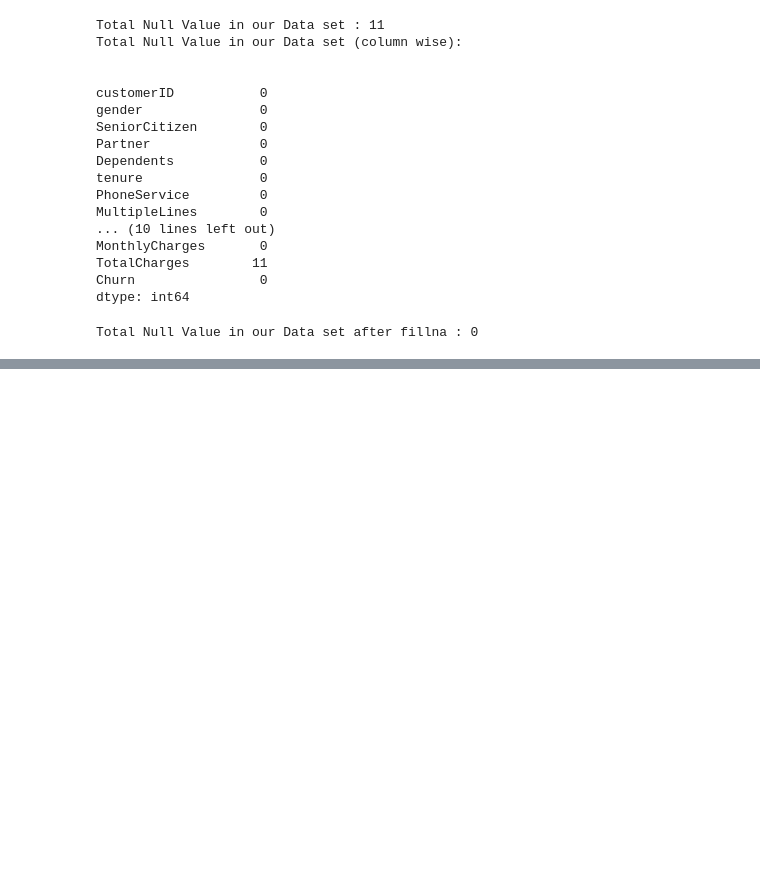
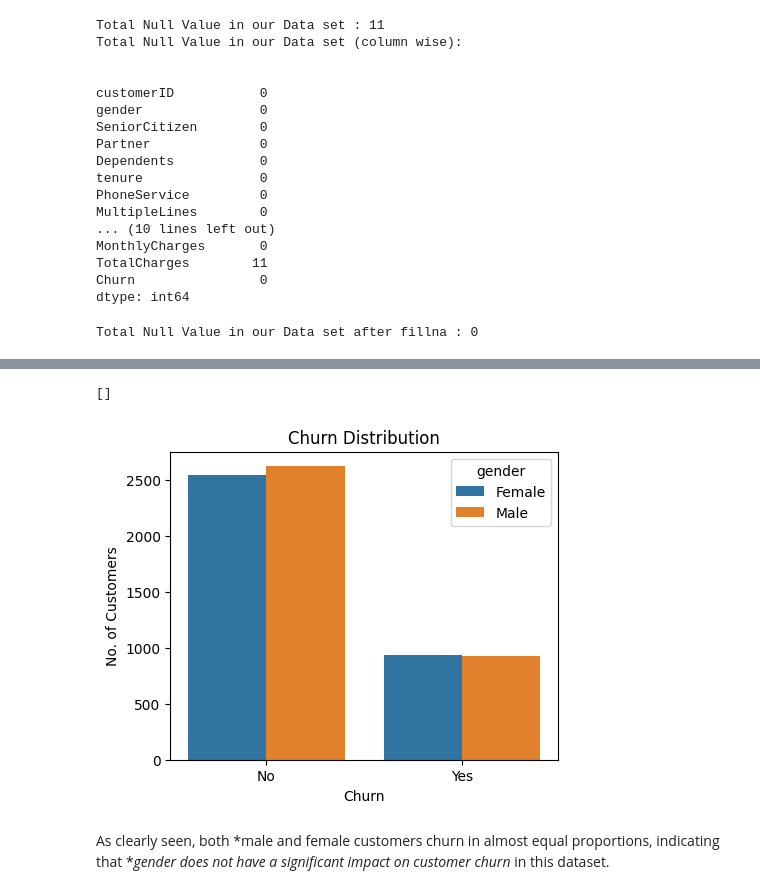
Before and after one commit to AnandPatidar1818/EDA-Project, a Jupyter notebook: churn Analysis.ipynb, the cells around one changed output, grey strips where cells are left out. Drawn from its saved outputs; the diff is of its cells as text; code cells hidden in the pictures; blank space fills up the shorter version.

```diff
--- a/churn Analysis.ipynb
+++ b/churn Analysis.ipynb
@@ -117,0 +260,14 @@ Total Null Value in our Data set after fillna : 0
+# %%
+#Churn Distribution by Gender
+
+plt.figure(figsize = (5,4))
+sbn.countplot(x = df['Churn'] , data = df , hue = "gender")
+plt.title("Churn Distribution")
+plt.ylabel("No. of Customers")
+plt.xlabel("Churn")
+plt.plot()
+# %% [output]
+[]
+[figure, added]
+# %% [markdown]
+As clearly seen, both *male and female customers churn in almost equal proportions, indicating that **gender does not have a significant impact on customer churn* in this dataset.
```
Also changed, not shown: parts of 11 cells of this notebook.
